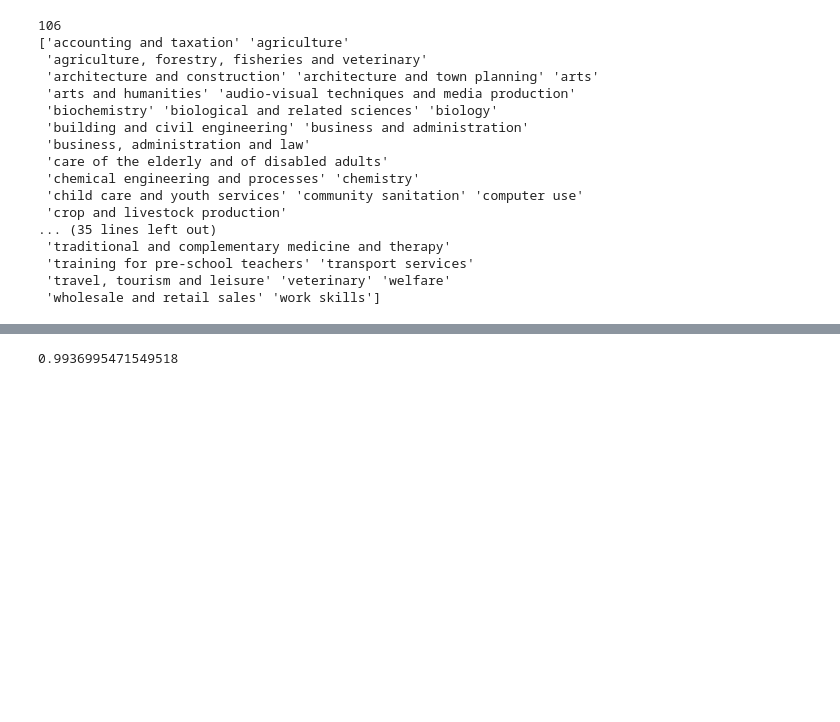
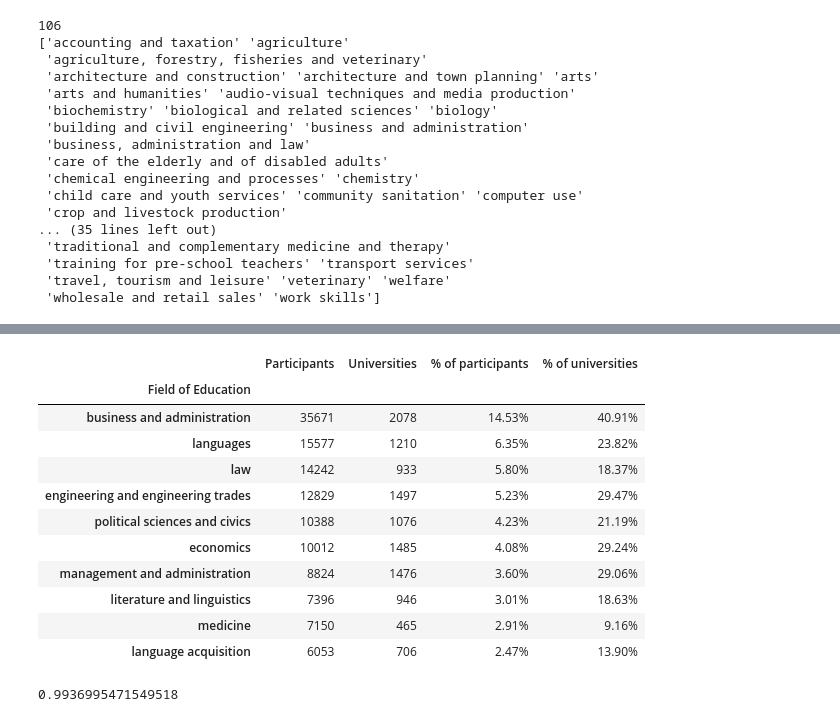
Before and after one commit to FilippoBragato/ErasmusMobilityStudy, a Jupyter notebook: FieldOfEducation.ipynb, the cells around one changed output, grey strips where cells are left out. Drawn from its saved outputs; the diff is of its cells as text; code cells hidden in the pictures; blank space fills up the shorter version.

Commit message:
Added table on fields of education

```diff
--- a/FieldOfEducation.ipynb
+++ b/FieldOfEducation.ipynb
@@ -46,5 +33,2 @@ mobility_df['Receiving Organization'] = mobility_df['Receiving Organization'].st
 # %% [output]
 141
-# %%
-mobility_df.drop('Activity (mob)',axis=1, inplace=True)
-display(mobility_df)
@@ -65,12 +51,12 @@ display(mobility_df)
 # %%
-mobility_df['Field of Education'] = mobility_df['Field of Education'].str.replace(', not further defined','')
-mobility_df['Field of Education'] = mobility_df['Field of Education'].str.replace(', inter-disciplinary programmes','')
-mobility_df['Field of Education'] = mobility_df['Field of Education'].str.replace(', not elsewhere classified','')
-mobility_df['Field of Education'] = mobility_df['Field of Education'].str.replace(' not elsewhere classified','')
-mobility_df['Field of Education'] = mobility_df['Field of Education'].str.replace(', not elsewhere classifed','')
-mobility_df['Field of Education'] = mobility_df['Field of Education'].str.replace('Inter-disciplinary programmes and qualifications involving ','')
-mobility_df['Field of Education'] = mobility_df['Field of Education'].str.lower()
-mobility_df['Field of Education'] = mobility_df['Field of Education'].str.strip()
+# mobility_df['Field of Education'] = mobility_df['Field of Education'].str.replace(', not further defined','')
+# mobility_df['Field of Education'] = mobility_df['Field of Education'].str.replace(', inter-disciplinary programmes','')
+# mobility_df['Field of Education'] = mobility_df['Field of Education'].str.replace(', not elsewhere classified','')
+# mobility_df['Field of Education'] = mobility_df['Field of Education'].str.replace(' not elsewhere classified','')
+# mobility_df['Field of Education'] = mobility_df['Field of Education'].str.replace(', not elsewhere classifed','')
+# mobility_df['Field of Education'] = mobility_df['Field of Education'].str.replace('Inter-disciplinary programmes and qualifications involving ','')
+# mobility_df['Field of Education'] = mobility_df['Field of Education'].str.lower()
+# mobility_df['Field of Education'] = mobility_df['Field of Education'].str.strip()
 # %%
 print(mobility_df['Field of Education'].nunique())
 print(np.sort(mobility_df['Field of Education'].unique()))
@@ -92,3 +78,7 @@ print(np.sort(mobility_df['Field of Education'].unique()))
  'training for pre-school teachers' 'transport services'
  'travel, tourism and leisure' 'veterinary' 'welfare'
  'wholesale and retail sales' 'work skills']
+# %%
+field_count = mobility_df.groupby('Field of Education')['Participants'].sum()
+field_count.sort_values(inplace=True, ascending=False)
+field_count.head(10)
@@ -94,0 +98,8 @@ print(np.sort(mobility_df['Field of Education'].unique()))
+# %%
+field_uni_s = mobility_df.groupby('Field of Education')['Sending Organization'].unique()
+field_uni_r = mobility_df.groupby('Field of Education')['Receiving Organization'].unique()
+for i in range(len(field_uni_s)):
+    field_uni_s[i] = len(set(field_uni_s[i]) | set(field_uni_r[i]))
+field_uni = field_uni_s.sort_values(ascending=False)
+field_uni.name = 'Universities'
+field_uni.head(10)
@@ -95,3 +119,26 @@ print(np.sort(mobility_df['Field of Education'].unique()))
+# %%
+fields_data = pd.concat([field_count, field_uni], axis=1)
+fields_data['% of participants'] = 100 * fields_data['Participants'] / mobility_df['Participants'].sum()
+fields_data['% of participants'] = fields_data['% of participants'].apply(lambda x: '{:.2f}%'.format(x))
+
+tot_uni = len(set(mobility_df['Sending Organization'].unique()) | set(mobility_df['Receiving Organization'].unique()))
+fields_data['% of universities'] = 100 * fields_data['Universities'] / tot_uni
+fields_data['% of universities'] = fields_data['% of universities'].apply(lambda x: '{:.2f}%'.format(x))
+
+fields_data.head(10)
+# %% [output]
+|  | Participants | Universities | % of participants | % of universities |
+| Field of Education |  |  |  |  |
+| business and administration | 35671 | 2078 | 14.53% | 40.91% |
+| languages | 15577 | 1210 | 6.35% | 23.82% |
+| law | 14242 | 933 | 5.80% | 18.37% |
+| engineering and engineering trades | 12829 | 1497 | 5.23% | 29.47% |
+| political sciences and civics | 10388 | 1076 | 4.23% | 21.19% |
+| economics | 10012 | 1485 | 4.08% | 29.24% |
+| management and administration | 8824 | 1476 | 3.60% | 29.06% |
+| literature and linguistics | 7396 | 946 | 3.01% | 18.63% |
+| medicine | 7150 | 465 | 2.91% | 9.16% |
+| language acquisition | 6053 | 706 | 2.47% | 13.90% |
 # %%
 nodes = np.array(list(set.union(set(mobility_df.loc[:, mobility_df.columns[0]]), set(mobility_df.loc[:, mobility_df.columns[1]]))))
 node_position = {}
```
Also changed, not shown: parts of 6 cells of this notebook.
